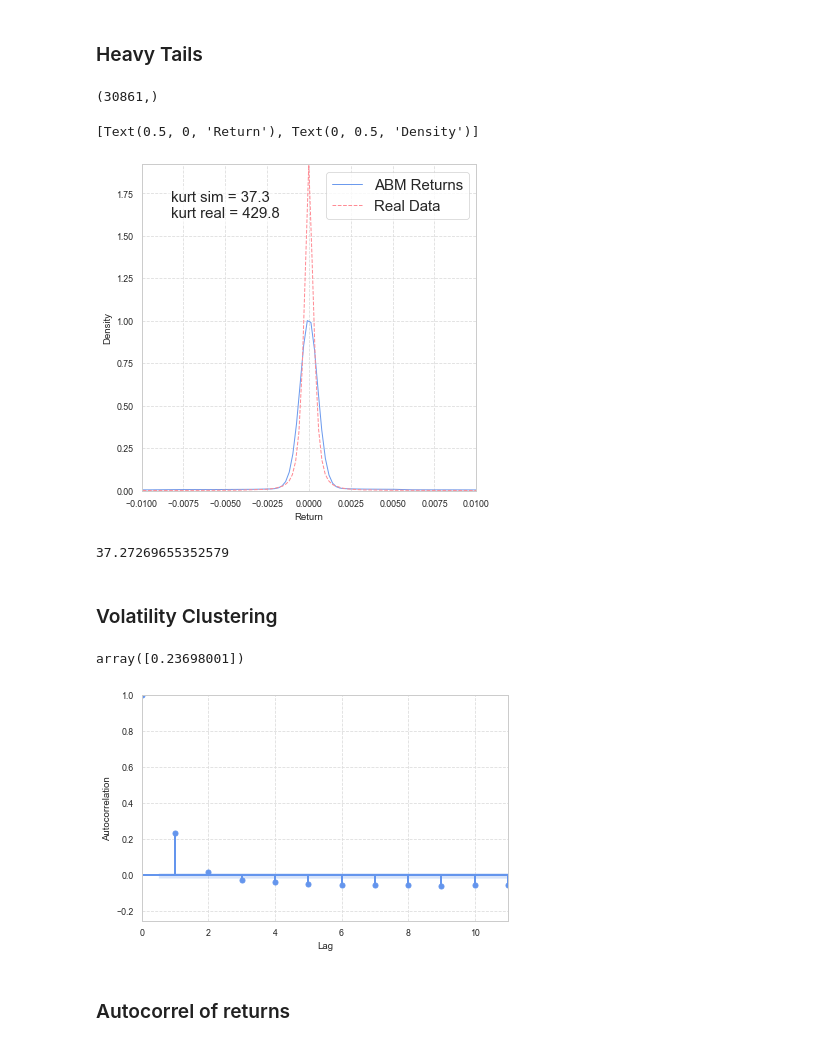
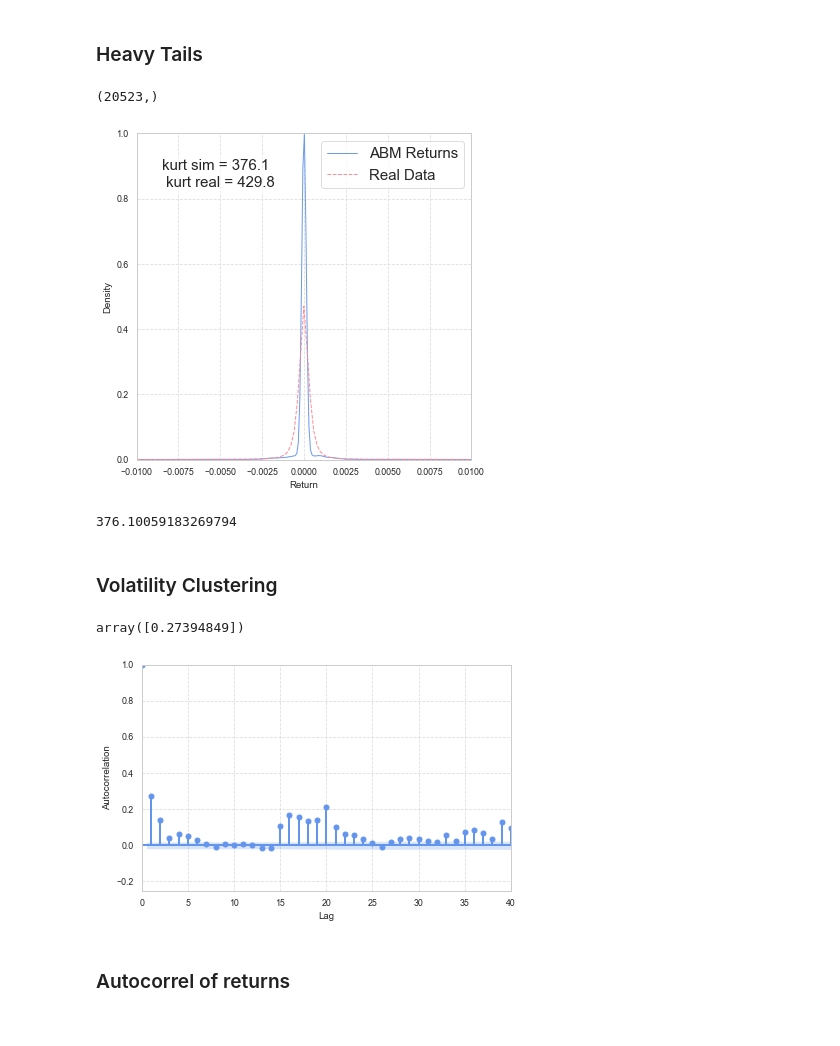
Before and after one commit to victoremil1996/rl_for_trading, a Jupyter notebook: notebooks/market_simulation_test_best_calibration.ipynb, the cells around one changed output. Saved outputs shown, nothing was run; the diff lists cells and outputs as text; code cells hidden in the pictures.

```diff
--- a/notebooks/market_simulation_test_best_calibration.ipynb
+++ b/notebooks/market_simulation_test_best_calibration.ipynb
@@ -82,7 +85,7 @@ inv_intensity = 0.02
 if n_investor_agents >= 1:
     investor_agents.append(InvestorAgent(agent_id = 0,
                                      delta = delta,
-                                     intensity = inv_intensity / 2,
+                                     intensity = inv_intensity / 4,
                                      buy_price_margin = 0.0025,
                                      sell_price_margin = 0.010,
                                      buy_volume = 15,
@@ -91,7 +94,7 @@ if n_investor_agents >= 1:
 if n_investor_agents == 2:
     investor_agents.append(InvestorAgent(agent_id = 1,
                                          delta = delta,
-                                         intensity = inv_intensity,
+                                         intensity = inv_intensity / 2,
                                          n_orders = 6,
                                          buy_price_margin  = 0.005,
                                          sell_price_margin = 0.020,
@@ -333,7 +338,7 @@ fig.tight_layout()
 # %%
 all_stacked_returns.shape
 # %% [output]
-(30861,)
+(20523,)
 # %%
 from codelib.stats import weighted_kurtosis
 # %%
@@ -378,30 +383,29 @@ ax.text(loc[0]+0.1, loc[1] - 0.05, f"kurt real = {kurt2:.1f}", horizontalalignme
         transform=ax.transAxes, bbox=dict(facecolor='white', alpha=0.5))
 ax.legend()
 ax.set(xlabel = "Return", ylabel = "Density")
-#plt.savefig("plots/abm_compare_dist_6.png")
+#plt.savefig("plots/abm_compare_dist_ljb.png")
 # %% [output]
-[Text(0.5, 0, 'Return'), Text(0, 0.5, 'Density')]
-[figure, old version]
+[figure, new version]
 # %%
 kurt
 # %% [output]
-37.27269655352579
+376.10059183269794
 # %% [markdown]
 ### Volatility Clustering
 # %%
 acf(abs(returns), nlags = 1)[1:]
 # %% [output]
-array([0.23698001])
+array([0.27394849])
 # %%
 fig, ax = plt.subplots( figsize = (6, 4))
-sm.graphics.tsa.plot_acf(np.abs(returns[1:]), lags = 11, ax = ax, alpha = 0.01)
+sm.graphics.tsa.plot_acf(np.abs(returns[1:]), lags = 40, ax = ax, alpha = 0.01)
 fig.tight_layout()
-ax.set(xlim = (0, 11), ylim = (-0.25, None), title = None,
+ax.set(xlim = (0, 40), ylim = (-0.25, None), title = None,
       xlabel = "Lag", ylabel = "Autocorrelation")
 vol_clust_name = "vol_cluster_bfrl_8"
-#plt.savefig(f"plots/{vol_clust_name}.png")
+#plt.savefig(f"plots/{vol_clust_name}_ljb.png")
 # %% [output]
-[figure, old version]
+[figure, new version]
 # %% [markdown]
 ### Autocorrel of returns
 # %%
```
Also changed, not shown: parts of 12 cells of this notebook, 10 other files.
